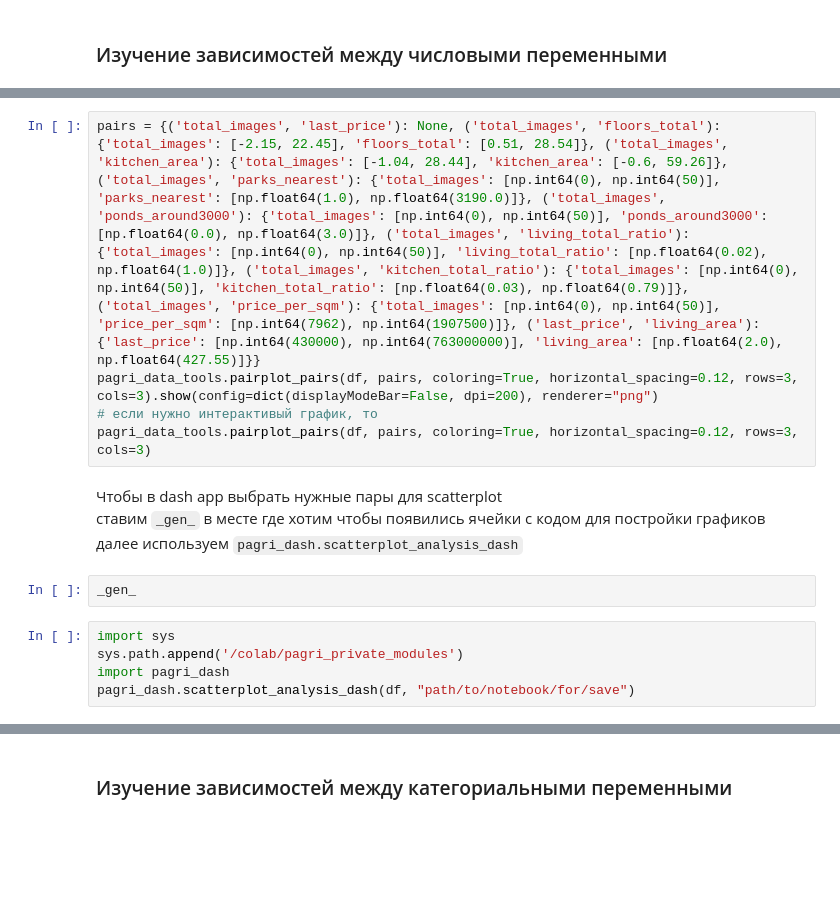
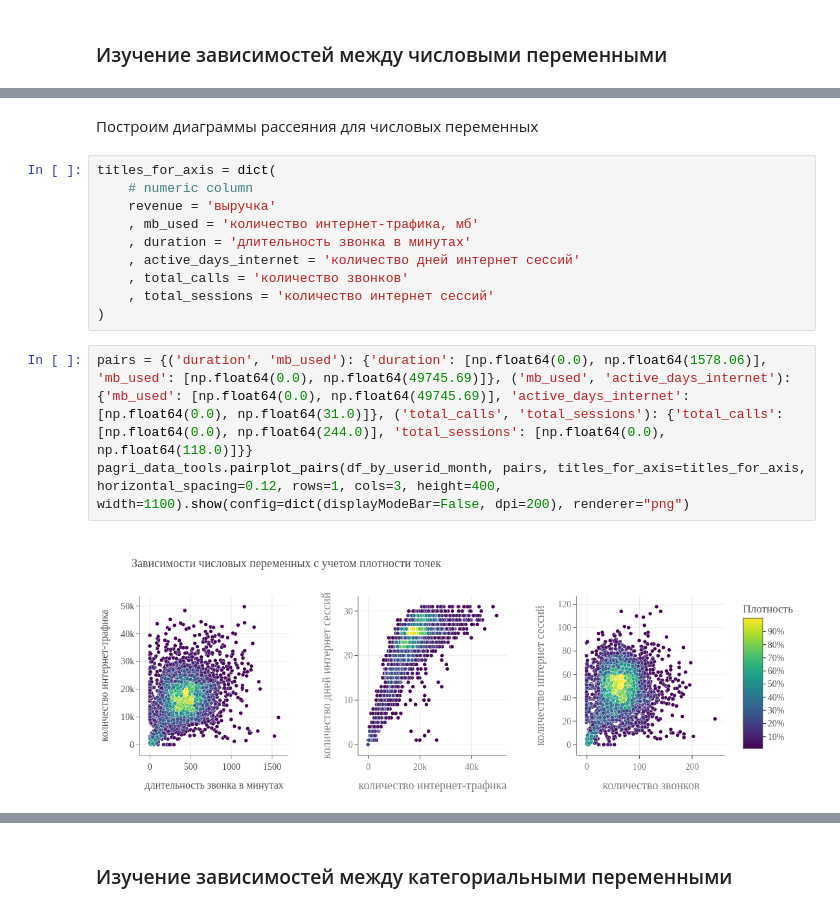
Before and after one commit to PAGriAnalytics/pagri-projects, a Jupyter notebook: quarto/projects/prospective_tariff_for_telecom/prospective_tariff_for_telecom.ipynb, the cells around one changed output, grey strips where cells are left out. Saved outputs shown, nothing was run; the diff lists cells and outputs as text; blank space fills up the shorter version.

```diff
--- a/quarto/projects/prospective_tariff_for_telecom/prospective_tariff_for_telecom.ipynb
+++ b/quarto/projects/prospective_tariff_for_telecom/prospective_tariff_for_telecom.ipynb
@@ -1118,16 +1163,17 @@ titles_for_axis = dict(
-# %%
-pairs = {('total_images', 'last_price'): None, ('total_images', 'floors_total'): {'total_images': [-2.15, 22.45], 'floors_total': [0.51, 28.54]}, ('total_images', 'kitchen_area'): {'total_images': [-1.04, 28.44], 'kitchen_area': [-0.6, 59.26]}, ('total_images', 'parks_nearest'): {'total_images': [np.int64(0), np.int64(50)], 'parks_nearest': [np.float64(1.0), np.float64(3190.0)]}, ('total_images', 'ponds_around3000'): {'total_images': [np.int64(0), np.int64(50)], 'ponds_around3000': [np.float64(0.0), np.float64(3.0)]}, ('total_images', 'living_total_ratio'): {'total_images': [np.int64(0), np.int64(50)], 'living_total_ratio': [np.float64(0.02), np.float64(1.0)]}, ('total_images', 'kitchen_total_ratio'): {'total_images': [np.int64(0), np.int64(50)], 'kitchen_total_ratio': [np.float64(0.03), np.float64(0.79)]}, ('total_images', 'price_per_sqm'): {'total_images': [np.int64(0), np.int64(50)], 'price_per_sqm': [np.int64(7962), np.int64(1907500)]}, ('last_price', 'living_area'): {'last_price': [np.int64(430000), np.int64(763000000)], 'living_area': [np.float64(2.0), np.float64(427.55)]}}
-pagri_data_tools.pairplot_pairs(df, pairs, coloring=True, horizontal_spacing=0.12, rows=3, cols=3).show(config=dict(displayModeBar=False, dpi=200), renderer="png")
-# если нужно интерактивый график, то
-pagri_data_tools.pairplot_pairs(df, pairs, coloring=True, horizontal_spacing=0.12, rows=3, cols=3)
-# %% [markdown]
-Чтобы в dash app выбрать нужные пары для scatterplot
-ставим  `_gen_` в месте где хотим чтобы появились ячейки с кодом для постройки графиков
-далее используем  `pagri_dash.scatterplot_analysis_dash`
-# %%
-_gen_
-# %%
-import sys
-sys.path.append('/colab/pagri_private_modules')
-import pagri_dash
-pagri_dash.scatterplot_analysis_dash(df, "path/to/notebook/for/save")
+# %% [markdown]
+Построим диаграммы рассеяния для числовых переменных
+# %%
+titles_for_axis = dict(
+    # numeric column
+    revenue = 'выручка'
+    , mb_used = 'количество интернет-трафика, мб'
+    , duration = 'длительность звонка в минутах'
+    , active_days_internet = 'количество дней интернет сессий'
+    , total_calls = 'количество звонков'
+    , total_sessions = 'количество интернет сессий'
+)
+# %%
+pairs = {('duration', 'mb_used'): {'duration': [np.float64(0.0), np.float64(1578.06)], 'mb_used': [np.float64(0.0), np.float64(49745.69)]}, ('mb_used', 'active_days_internet'): {'mb_used': [np.float64(0.0), np.float64(49745.69)], 'active_days_internet': [np.float64(0.0), np.float64(31.0)]}, ('total_calls', 'total_sessions'): {'total_calls': [np.float64(0.0), np.float64(244.0)], 'total_sessions': [np.float64(0.0), np.float64(118.0)]}}
+pagri_data_tools.pairplot_pairs(df_by_userid_month, pairs, titles_for_axis=titles_for_axis, horizontal_spacing=0.12, rows=1, cols=3, height=400, width=1100).show(config=dict(displayModeBar=False, dpi=200), renderer="png")
+# %% [output]
+[figure, added]
```
Also changed, not shown: parts of 23 cells of this notebook, 1 other file.
